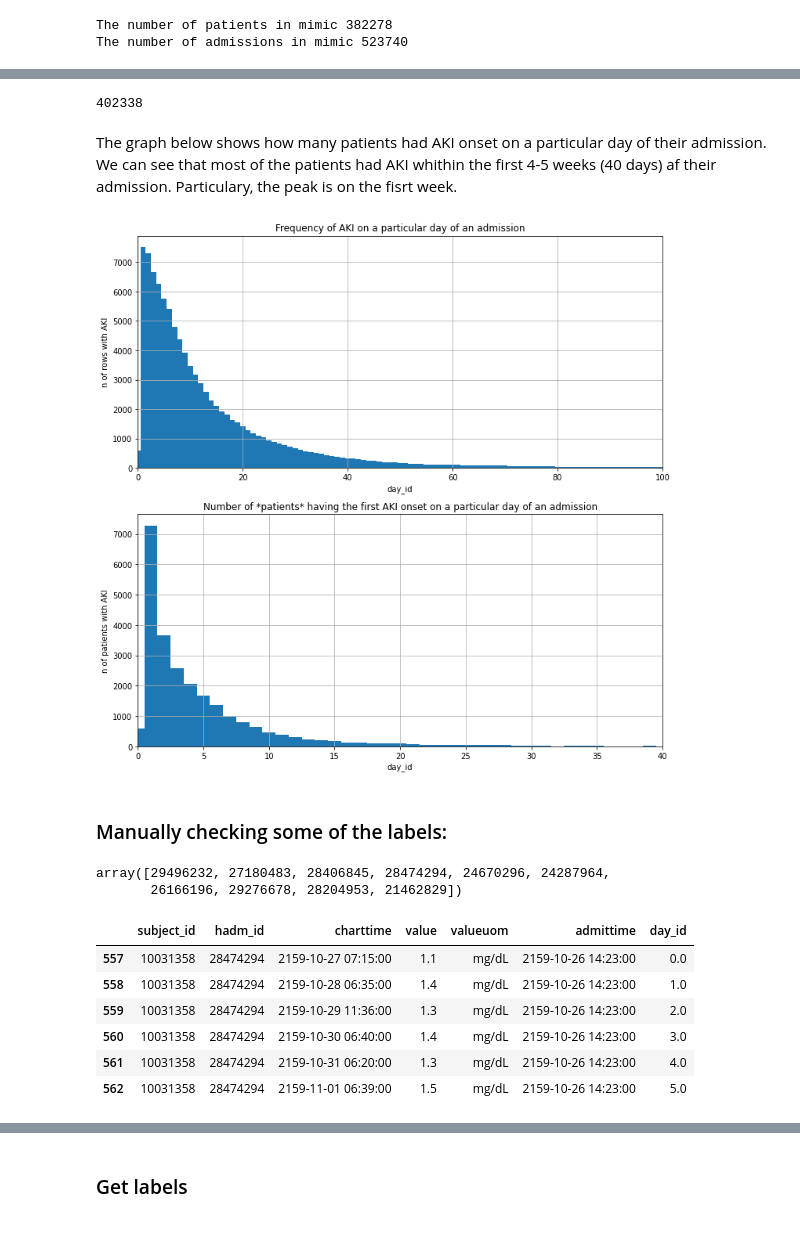
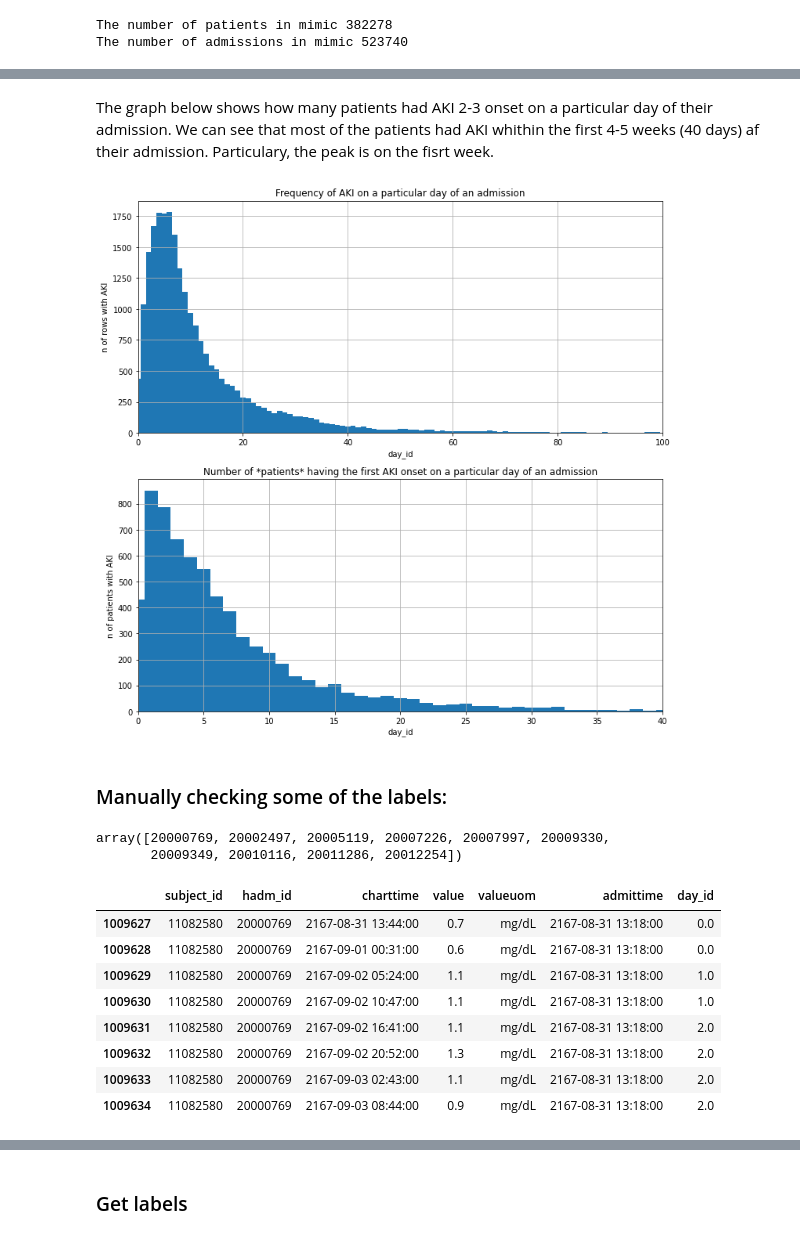
Before and after one commit to maslenkovas/aki_prediction, a Jupyter notebook: other/preprocessing.ipynb, the cells around one changed output, grey strips where cells are left out. Cells and saved outputs as stored; diff of their text form; code cells hidden in the pictures.

```diff
--- a/other/preprocessing.ipynb
+++ b/other/preprocessing.ipynb
@@ -1486,7 +1475,7 @@ with open(PKL_PATH + 'data_demographics.pkl', 'rb') as f:
     data_demographics = pickle.load(f)
 # %%
 # pid_aki_status
-with open(PKL_PATH + 'pid_aki_status.pkl', 'rb') as f:
+with open(PKL_PATH + 'aki_status_df.pkl', 'rb') as f:
     final_aki_status = pickle.load(f)
 # %%
 pid_medications['subject_id'] = pid_medications['subject_id'].astype(int)
@@ -1563,6 +1552,7 @@ The number of admissions in mimic 523740
 pid = pid_medications.merge(pid_labevents, how='outer', on=['subject_id', 'hadm_id', 'day_id'], suffixes=None)
 pid = pid.merge(pid_vitals,  how='left', on=['subject_id', 'hadm_id', 'day_id'], suffixes=None)
 pid = pid.merge(data_demographics[['subject_id', 'hadm_id', 'demographics']], how='inner')
+pid = pid.merge(df_previous_diags, on='hadm_id', how='left')
 # %%
 print(pid.shape)
 print(len(pid.hadm_id.unique()))
@@ -1618,5 +1599,27 @@ Ratio of 1 in the dataset: 0.1
-# %%
-pid.hadm_id.unique().shape[0]
-# %% [output]
-402338
+# %%
+# PREPROCESSING
+# lower case
+# pid['day_info'] = pid['day_info'].str.lower()
+# pid['day_info'] = pid['day_info'].replace(r'[{}/]', ' ',  regex=True)
+
+# pid['lab_tests'] = pid['lab_tests'].str.lower()
+# pid['lab_tests'] = pid['lab_tests'].replace(r'[{}/]', ' ',  regex=True)
+
+# pid['medications'] = pid['medications'].str.lower()
+# pid['medications'] = pid['medications'].replace(r'[{}/]', ' ',  regex=True)
+
+# pid['vitals'] = pid['vitals'].str.lower()
+# pid['vitals'] = pid['vitals'].replace(r'[{}/]', ' ',  regex=True)
+
+# pid['demographics'] = pid['demographics'].str.lower()
+# pid['demographics'] = pid['demographics'].replace(r'([{}/])|(.0$)', ' ',  regex=True)
+
+pid['previous_diags_icd'] = pid['previous_diags_icd'].str.lower()
+pid['previous_diags_titles'] = pid['previous_diags_titles'].str.lower()
+pid.previous_diags_icd = pid.previous_diags_icd.fillna('')
+pid.previous_diags_titles = pid.previous_diags_titles.fillna('')
+# pid['previous_diags'] = pid['previous_diags'].replace(r'(PAD )|(PAD)', '',  regex=True)
+# %%
+pid['previous_diags_icd'] = pid['previous_diags_icd'].replace(r'  ', '',  regex=True)
+pid['previous_diags_titles'] = pid['previous_diags_titles'].replace(r'  ', '',  regex=True)
 # %%
@@ -1625,54 +1628,56 @@ pid.hadm_id.unique().shape[0]
 # %% [markdown]
-The graph below shows how many patients had AKI onset on a particular day of their admission. We can see that most of the patients had AKI whithin the first 4-5 weeks (40 days) af their admission. Particulary, the peak is on the fisrt week.
+The graph below shows how many patients had AKI 2-3 onset on a particular day of their admission. We can see that most of the patients had AKI whithin the first 4-5 weeks (40 days) af their admission. Particulary, the peak is on the fisrt week.
 # %%
 from matplotlib import pyplot as plt
 
-g1 = pid[pid.aki_status==1].groupby('day_id')
-index1 = g1.count().aki_status.sort_values(ascending=False).index
-values1 = g1.count().aki_status.sort_values(ascending=False).values
+g1 = pid[pid.AKI_2==1].groupby('day_id')
+index1 = g1.count().AKI_2.sort_values(ascending=False).index
+values1 = g1.count().AKI_2.sort_values(ascending=False).values
 
-g2 = pid[pid.aki_status==1].sort_values(['hadm_id', 'day_id'])\
+g2 = pid[pid.AKI_2==1].sort_values(['hadm_id', 'day_id'])\
                         .drop_duplicates(['hadm_id'], keep='first')\
                             .groupby('day_id')\
                                 .count()
-index2 = g2.aki_status.sort_values(ascending=False).index
-values2 = g2.aki_status.sort_values(ascending=False).values
+index2 = g2.AKI_2.sort_values(ascending=False).index
+values2 = g2.AKI_2.sort_values(ascending=False).values
 
 fig, (ax1, ax2) = plt.subplots(2, 1, figsize=(12, 12), sharex=False)
 
 ax1.bar(index1, values1, width=1)
 ax1.set_xlim([0,100])
 ax1.set_xlabel('day_id')
 ax1.set_ylabel('n of rows with AKI')
 ax1.set_title('Frequency of AKI on a particular day of an admission')
 ax1.grid(True)
 
 ax2.bar(index2, values2, width=1)
 ax2.set_xlim([0,40])
 ax2.set_xlabel('day_id')
 ax2.set_ylabel('n of patients with AKI')
 ax2.set_title('Number of *patients* having the first AKI onset on a particular day of an admission')
 ax2.grid(True)
 # %% [output]
-[figure, old version]
+[figure, new version]
 # %% [markdown]
 ### Manually checking some of the labels:
 # %%
-pid[pid.aki_status==1].hadm_id.unique()[:10]
+pid[pid.AKI_2==1].hadm_id.unique()[:10]
 # %% [output]
-array([29496232, 27180483, 28406845, 28474294, 24670296, 24287964,
-       26166196, 29276678, 28204953, 21462829])
+array([20000769, 20002497, 20005119, 20007226, 20007997, 20009330,
+       20009349, 20010116, 20011286, 20012254])
 # %%
-adm = 28474294
+adm = 20000769
 labevents_creatinine[labevents_creatinine.hadm_id==adm]
 # %% [output]
 |  | subject_id | hadm_id | charttime | value | valueuom | admittime | day_id |
-| 557 | 10031358 | 28474294 | 2159-10-27 07:15:00 | 1.1 | mg/dL | 2159-10-26 14:23:00 | 0.0 |
-| 558 | 10031358 | 28474294 | 2159-10-28 06:35:00 | 1.4 | mg/dL | 2159-10-26 14:23:00 | 1.0 |
-| 559 | 10031358 | 28474294 | 2159-10-29 11:36:00 | 1.3 | mg/dL | 2159-10-26 14:23:00 | 2.0 |
-| 560 | 10031358 | 28474294 | 2159-10-30 06:40:00 | 1.4 | mg/dL | 2159-10-26 14:23:00 | 3.0 |
-| 561 | 10031358 | 28474294 | 2159-10-31 06:20:00 | 1.3 | mg/dL | 2159-10-26 14:23:00 | 4.0 |
-| 562 | 10031358 | 28474294 | 2159-11-01 06:39:00 | 1.5 | mg/dL | 2159-10-26 14:23:00 | 5.0 |
+| 1009627 | 11082580 | 20000769 | 2167-08-31 13:44:00 | 0.7 | mg/dL | 2167-08-31 13:18:00 | 0.0 |
+| 1009628 | 11082580 | 20000769 | 2167-09-01 00:31:00 | 0.6 | mg/dL | 2167-08-31 13:18:00 | 0.0 |
+| 1009629 | 11082580 | 20000769 | 2167-09-02 05:24:00 | 1.1 | mg/dL | 2167-08-31 13:18:00 | 1.0 |
+| 1009630 | 11082580 | 20000769 | 2167-09-02 10:47:00 | 1.1 | mg/dL | 2167-08-31 13:18:00 | 1.0 |
+| 1009631 | 11082580 | 20000769 | 2167-09-02 16:41:00 | 1.1 | mg/dL | 2167-08-31 13:18:00 | 2.0 |
+| 1009632 | 11082580 | 20000769 | 2167-09-02 20:52:00 | 1.3 | mg/dL | 2167-08-31 13:18:00 | 2.0 |
+| 1009633 | 11082580 | 20000769 | 2167-09-03 02:43:00 | 1.1 | mg/dL | 2167-08-31 13:18:00 | 2.0 |
+| 1009634 | 11082580 | 20000769 | 2167-09-03 08:44:00 | 0.9 | mg/dL | 2167-08-31 13:18:00 | 2.0 |
 # %%
 data_admissions[data_admissions.hadm_id==adm].admittime
 # %% [output]
```
Also changed, not shown: parts of 88 cells of this notebook, 2 other files.
